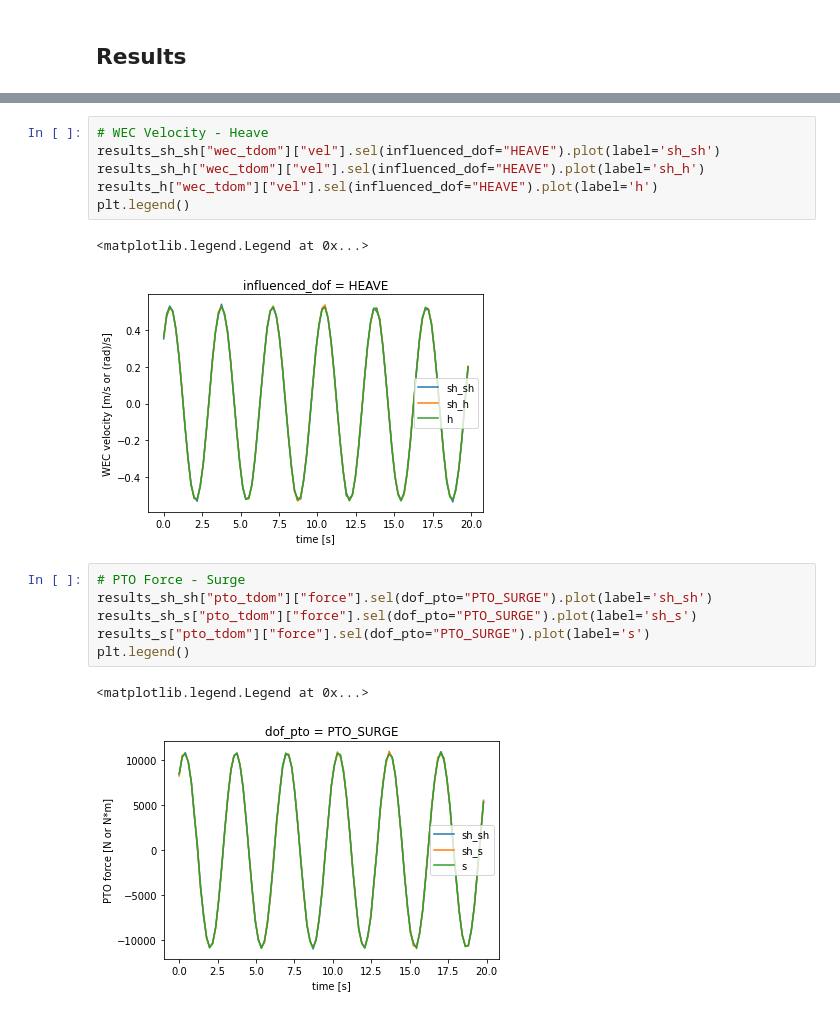
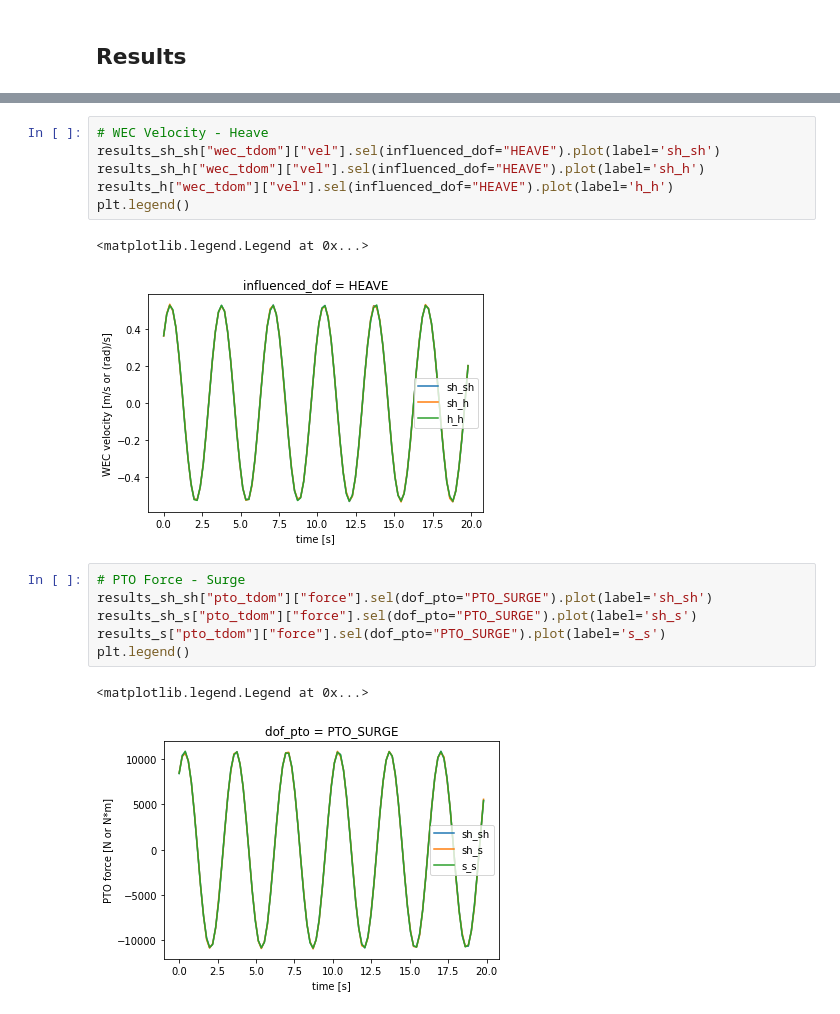
Before and after one commit to sandialabs/WecOptTool, a Jupyter notebook: examples/dev_cases/wavebot_kinematics.ipynb, the cells around one changed output, grey strips where cells are left out. Cells and saved outputs as stored; diff of their text form.

```diff
--- a/examples/dev_cases/wavebot_kinematics.ipynb
+++ b/examples/dev_cases/wavebot_kinematics.ipynb
@@ -471,21 +471,21 @@ plt.legend()
 # %%
 # WEC Velocity - Heave
 results_sh_sh["wec_tdom"]["vel"].sel(influenced_dof="HEAVE").plot(label='sh_sh')
 results_sh_h["wec_tdom"]["vel"].sel(influenced_dof="HEAVE").plot(label='sh_h')
-results_h["wec_tdom"]["vel"].sel(influenced_dof="HEAVE").plot(label='h')
+results_h["wec_tdom"]["vel"].sel(influenced_dof="HEAVE").plot(label='h_h')
 plt.legend()
 # %% [output]
 <matplotlib.legend.Legend at 0x...>
-[figure, old version]
+[figure, new version]
 # %%
 # PTO Force - Surge
 results_sh_sh["pto_tdom"]["force"].sel(dof_pto="PTO_SURGE").plot(label='sh_sh')
 results_sh_s["pto_tdom"]["force"].sel(dof_pto="PTO_SURGE").plot(label='sh_s')
-results_s["pto_tdom"]["force"].sel(dof_pto="PTO_SURGE").plot(label='s')
+results_s["pto_tdom"]["force"].sel(dof_pto="PTO_SURGE").plot(label='s_s')
 plt.legend()
 # %% [output]
 <matplotlib.legend.Legend at 0x...>
-[figure, old version]
+[figure, new version]
 # %%
 # PTO Force - Heave
 results_sh_sh["pto_tdom"]["force"].sel(dof_pto="PTO_HEAVE").plot(label='sh_sh')
```
Also changed, not shown: parts of 12 cells of this notebook.
